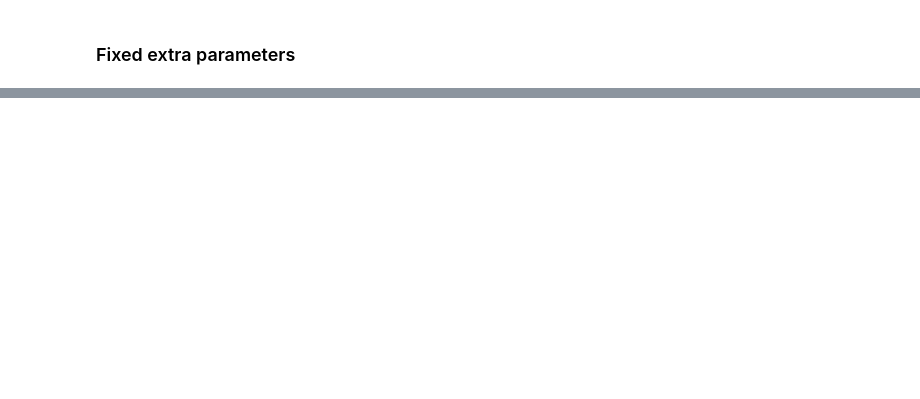
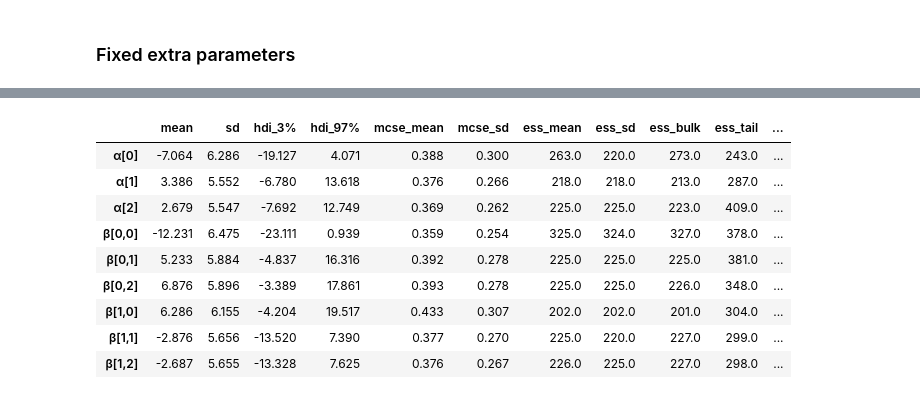
Before and after one commit to danhphan/bayesian-inferences, a Jupyter notebook: 23_bap_multinomial_logistic_regression.ipynb, the cells around one changed output, grey strips where cells are left out. Cells and saved outputs as stored; diff of their text form; code cells hidden in the pictures; blank space fills up the shorter version.

```diff
--- a/23_bap_multinomial_logistic_regression.ipynb
+++ b/23_bap_multinomial_logistic_regression.ipynb
@@ -145,0 +124,11 @@ array([[<matplotlib.axes._subplots.AxesSubplot object at 0x...>,
+# %%
+np.random.seed(1)
+
+with pm.Model() as mnl_model:
+    α = pm.Normal('α', mu=0, sd=10, shape=3)
+    β = pm.Normal('β', mu=0, sd=10, shape=(n_features,3))
+    μ = pm.Deterministic('μ', α + pm.math.dot(x_s, β))
+    θ = tt.nnet.softmax(μ)
+
+    yl = pm.Categorical('yl', p=θ, observed=y_s)
+    trace_s = pm.sample(1000, chains=1)
@@ -145,0 +143,3 @@ array([[<matplotlib.axes._subplots.AxesSubplot object at 0x...>,
+# %%
+az.summary(trace_s, var_names=['α', 'β'])
+# %% [output]
@@ -145,0 +155,10 @@ array([[<matplotlib.axes._subplots.AxesSubplot object at 0x...>,
+|  | mean | sd | hdi_3% | hdi_97% | mcse_mean | mcse_sd | ess_mean | ess_sd | ess_bulk | ess_tail | ... |
+| α[0] | -7.064 | 6.286 | -19.127 | 4.071 | 0.388 | 0.300 | 263.0 | 220.0 | 273.0 | 243.0 | ... |
+| α[1] | 3.386 | 5.552 | -6.780 | 13.618 | 0.376 | 0.266 | 218.0 | 218.0 | 213.0 | 287.0 | ... |
+| α[2] | 2.679 | 5.547 | -7.692 | 12.749 | 0.369 | 0.262 | 225.0 | 225.0 | 223.0 | 409.0 | ... |
+| β[0,0] | -12.231 | 6.475 | -23.111 | 0.939 | 0.359 | 0.254 | 325.0 | 324.0 | 327.0 | 378.0 | ... |
+| β[0,1] | 5.233 | 5.884 | -4.837 | 16.316 | 0.392 | 0.278 | 225.0 | 225.0 | 225.0 | 381.0 | ... |
+| β[0,2] | 6.876 | 5.896 | -3.389 | 17.861 | 0.393 | 0.278 | 225.0 | 225.0 | 226.0 | 348.0 | ... |
+| β[1,0] | 6.286 | 6.155 | -4.204 | 19.517 | 0.433 | 0.307 | 202.0 | 202.0 | 201.0 | 304.0 | ... |
+| β[1,1] | -2.876 | 5.656 | -13.520 | 7.390 | 0.377 | 0.270 | 225.0 | 220.0 | 227.0 | 299.0 | ... |
+| β[1,2] | -2.687 | 5.655 | -13.328 | 7.625 | 0.376 | 0.267 | 226.0 | 225.0 | 227.0 | 298.0 | ... |
```
Also changed, not shown: parts of 32 cells of this notebook.
